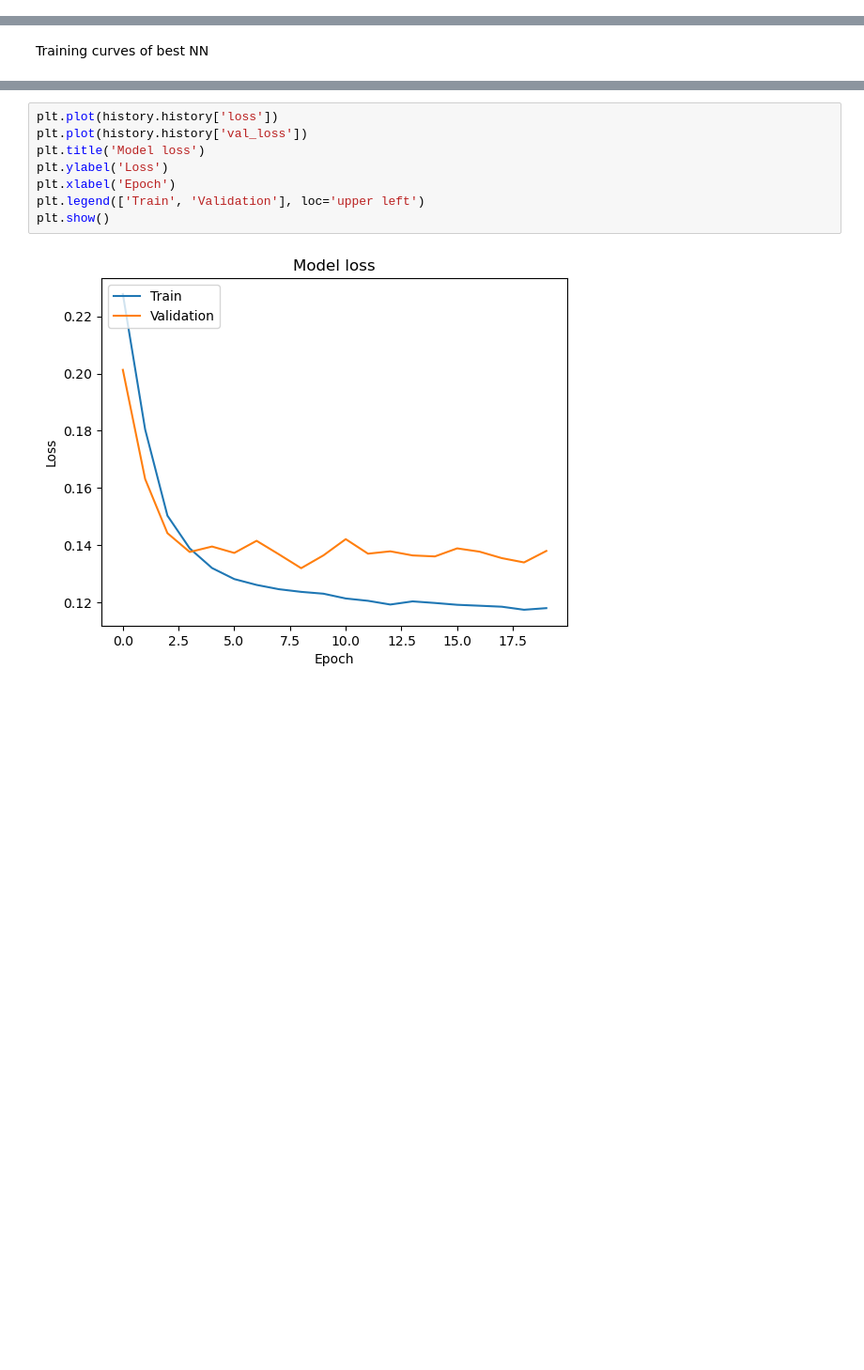
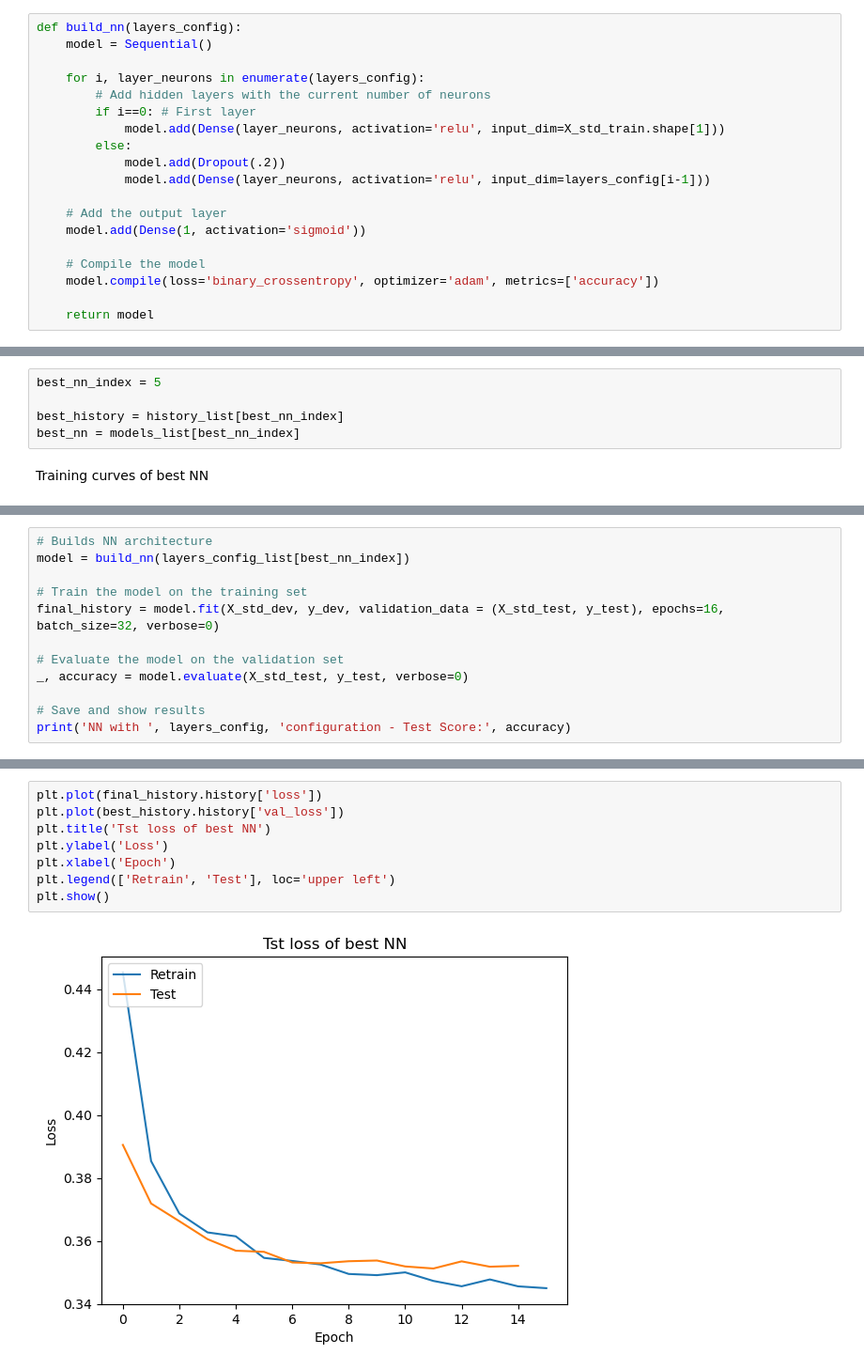
Before and after one commit to alessandrocubic/Unipi-Data-Mining-project-AY-22-23, a Jupyter notebook: TASK 3/Classification.ipynb, the cells around one changed output, grey strips where cells are left out. Shown at 94% size. Saved outputs shown, nothing was run; the diff lists cells and outputs as text; blank space fills up the shorter version.

```diff
--- a/TASK 3/Classification.ipynb
+++ b/TASK 3/Classification.ipynb
@@ -390,2 +389,21 @@ Using TensorFlow backend.
+# %%
+def build_nn(layers_config):
+    model = Sequential()
+
+    for i, layer_neurons in enumerate(layers_config):
+        # Add hidden layers with the current number of neurons
+        if i==0: # First layer
+            model.add(Dense(layer_neurons, activation='relu', input_dim=X_std_train.shape[1]))
+        else:
+            model.add(Dropout(.2))
+            model.add(Dense(layer_neurons, activation='relu', input_dim=layers_config[i-1]))
+
+    # Add the output layer
+    model.add(Dense(1, activation='sigmoid'))
+
+    # Compile the model
+    model.compile(loss='binary_crossentropy', optimizer='adam', metrics=['accuracy'])
+
+    return model
 # %%
 # Define a list of possible lists of numbers of neurons for each layer
@@ -447,3 +454,8 @@ NN with  [48, 24] configuration - Validation Score: 0.8336172699928284
+# %%
+best_nn_index = 5
+
+best_history = history_list[best_nn_index]
+best_nn = models_list[best_nn_index]
 # %% [markdown]
 Training curves of best NN
 # %%
@@ -527,0 +473,12 @@ weighted avg       0.87      0.85      0.84      8020
+# %%
+# Builds NN architecture
+model = build_nn(layers_config_list[best_nn_index])
+
+# Train the model on the training set
+final_history = model.fit(X_std_dev, y_dev, validation_data = (X_std_test, y_test), epochs=16, batch_size=32, verbose=0)
+
+# Evaluate the model on the validation set
+_, accuracy = model.evaluate(X_std_test, y_test, verbose=0)
+
+# Save and show results
+print('NN with ', layers_config, 'configuration - Test Score:', accuracy)
@@ -528,10 +487,10 @@ weighted avg       0.87      0.85      0.84      8020
 # %%
-plt.plot(history.history['loss'])
-plt.plot(history.history['val_loss'])
-plt.title('Model loss')
+plt.plot(final_history.history['loss'])
+plt.plot(best_history.history['val_loss'])
+plt.title('Tst loss of best NN')
 plt.ylabel('Loss')
 plt.xlabel('Epoch')
-plt.legend(['Train', 'Validation'], loc='upper left')
+plt.legend(['Retrain', 'Test'], loc='upper left')
 plt.show()
 # %% [output]
-[figure, old version]
+[figure, new version]
```
Also changed, not shown: parts of 9 cells of this notebook.
